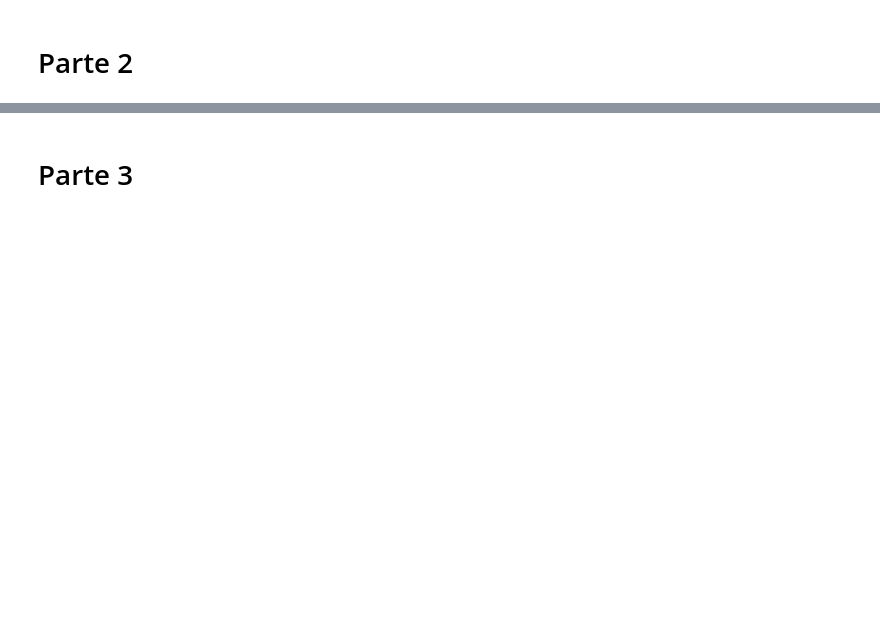
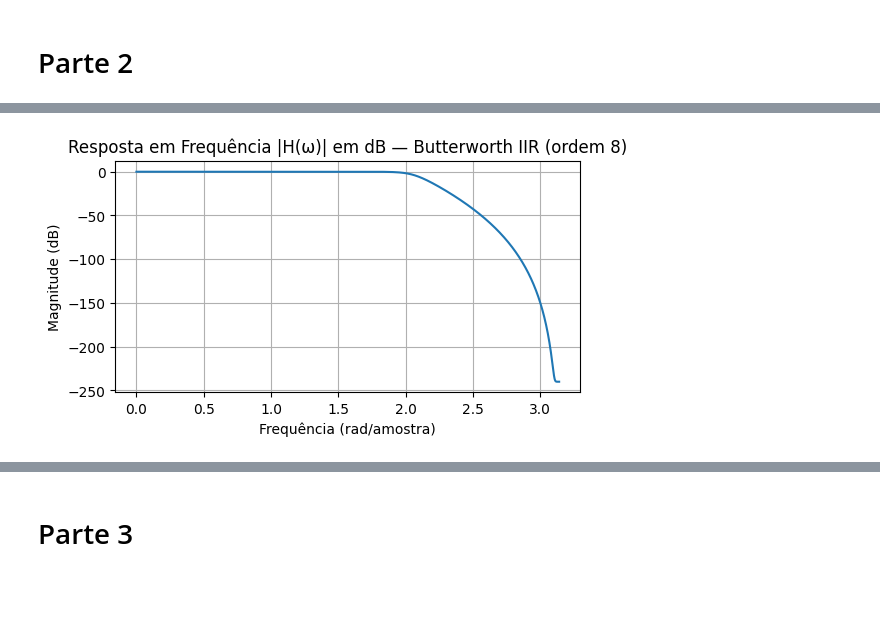
Before and after one commit to Miguel-Edson/Processamento_Digital_de_Sinais, a Jupyter notebook: Miguel_Edson_Ramos_Lima.ipynb, the cells around one changed output, grey strips where cells are left out. Saved outputs shown, nothing was run; the diff lists cells and outputs as text; code cells hidden in the pictures; blank space fills up the shorter version.

```diff
--- a/Trabalho02.ipynb
+++ b/Miguel_Edson_Ramos_Lima.ipynb
@@ -276,0 +292,24 @@ plt.show()
+# %%
+# Parâmetros de construção das variaveis ak e bk
+fc = 0.65        # frequência de corte normalizada (em unidades de π)
+order = 8        # ordem do filtro
+
+# Geração do filtro IIR Butterworth
+b, a = butter(order, fc, btype='low')   # b=bk e a=ak
+
+# Resposta em frequência
+worN = 2048
+w, H = freqz(b, a, worN)
+H_dB = 20 * np.log10(np.abs(H) + 1e-12)  # módulo em dB
+# %%
+#Plotando o gráfico
+
+plt.figure(figsize=(6,3))
+plt.plot(w, H_dB)
+plt.title("Resposta em Frequência |H(ω)| em dB — Butterworth IIR (ordem 8)")
+plt.xlabel("Frequência (rad/amostra)")
+plt.ylabel("Magnitude (dB)")
+plt.grid(True)
+plt.show()
+# %% [output]
+[figure, added]
```
Also changed, not shown: parts of 22 cells of this notebook.
